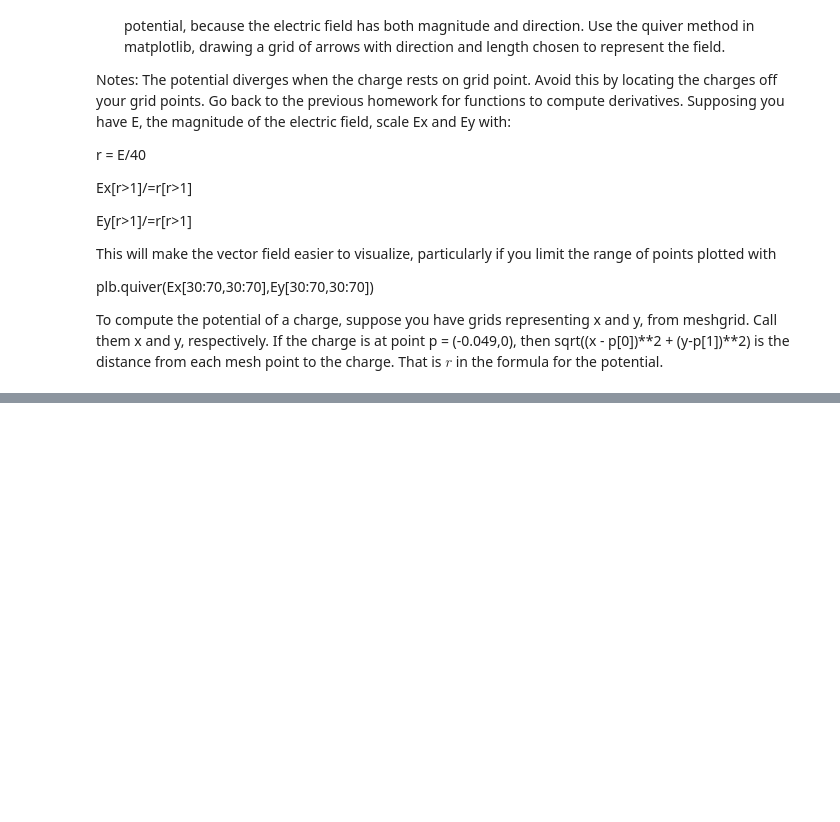
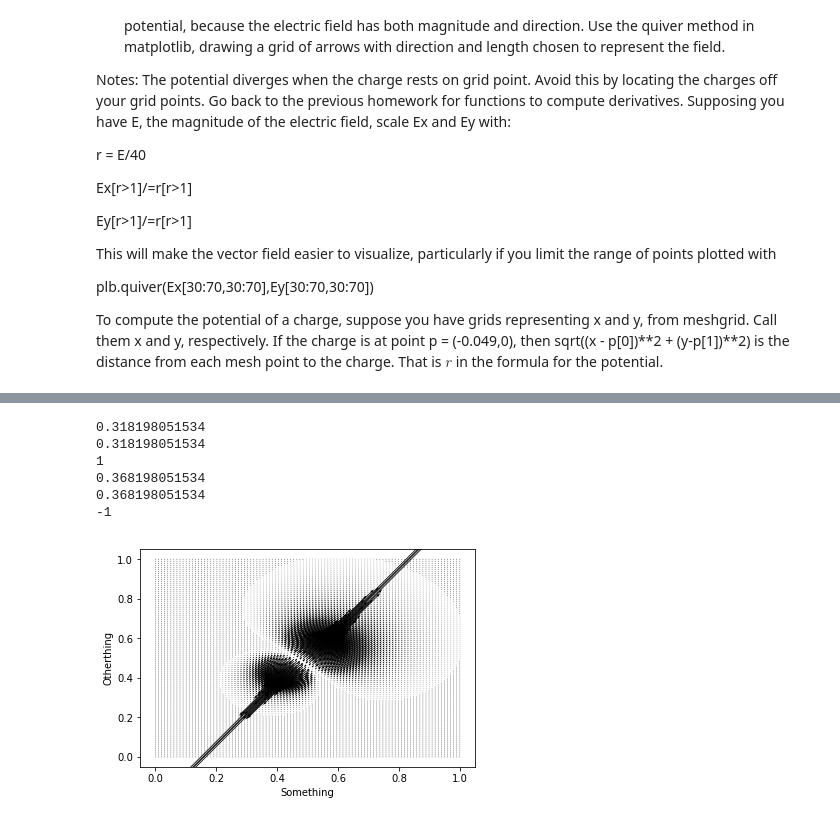
Before and after one commit to falkzach/CSCI557-Simulation-Modeling, a Jupyter notebook: exam1/Midterm%20Exam-Student.ipynb, the cells around one changed output, grey strips where cells are left out. Saved outputs shown, nothing was run; the diff lists cells and outputs as text; code cells hidden in the pictures; blank space fills up the shorter version.

```diff
--- a/exam1/Midterm%20Exam-Student.ipynb
+++ b/exam1/Midterm%20Exam-Student.ipynb
@@ -188,0 +139,73 @@ print(mesh)
+# %%
+%matplotlib inline
+
+import scipy as sp
+import numpy as np
+import pylab as plt
+
+# system epsilon, use to handle edge case of divergance on point (tolerance for math)
+eps_sys = np.finfo(float).eps
+
+# vaccum permiability constant
+eps_not = 8.854187817620e-12
+
+# q is amount of charge, r is distance from euclidean center
+potential = lambda q, r: (q / (4 * np.pi * eps_not * r))
+
+divergance = lambda i, j, dx=1, dy=1: i * dx + j * dy # need to derrive?
+
+mesh_euclidian = lambda x, y, c: np.absolute( np.sqrt((x - c[0])**2 + (y - c[1])**2) )
+
+# calculate the elctrical field about a change on a plane
+def field(xplane, yplane, charge):
+    # handle edge case? (divergance when charge on point)
+#     if():
+#         return float('inf')
+    i = charge[0] * np.cos(np.deg2rad(45))# calculate unit vector in x and y direction!!!!
+    j = charge[1] * np.sin(np.deg2rad(45))# j is y!
+    q = charge[2] # just a charge quantity
+    print(i)
+    print(j)
+    print(q)
+    r = mesh_euclidian(xplane, yplane, charge[:2])
+    Ex = (-1 *  divergance(i, j, dy=0) * potential(q, r))
+    Ey = (-1 *  divergance(i, j, dx=0) * potential(q, r))
+    return Ex, Ey
+
+
+a = 0.0 # bounds of plane in meters
+b = 1.0
+n = 100 # point mesh size, 100 per meter, i.e. 1cm
+
+d = 0.1 # points are 10cm from eachother, 0.1m
+s = (b - a - d) / 2 #calculate nicely centered start point
+# x, y, c
+c1 = (s,
+      s,
+      1)
+# place c2 distance d from c1 at a 45 degree angle
+c2 = (c1[0] + d * np.cos(np.deg2rad(45)),
+      c1[1] + d * np.sin(np.deg2rad(45)),
+      -1)
+
+x = y = np.linspace(a, b, n)
+xmesh, ymesh = np.meshgrid(x, y)
+
+Ex1, Ey1 = field(xmesh, ymesh, c1)
+Ex2, Ey2 = field(xmesh, ymesh, c2)
+Ex = Ex1 + Ex2
+Ey = Ey1 + Ey2
+
+plt.quiver(xmesh, ymesh, Ex, Ey) # prism for epic trips
+# plt.contourf(xmesh, ymesh, rs)
+plt.xlabel('Something')
+plt.ylabel('Otherthing')
+plt.show()
+# %% [output]
+0.318198051534
+0.318198051534
+1
+0.368198051534
+0.368198051534
+-1
+[figure, added]
```
Also changed, not shown: parts of 3 cells of this notebook, 1 other file.
